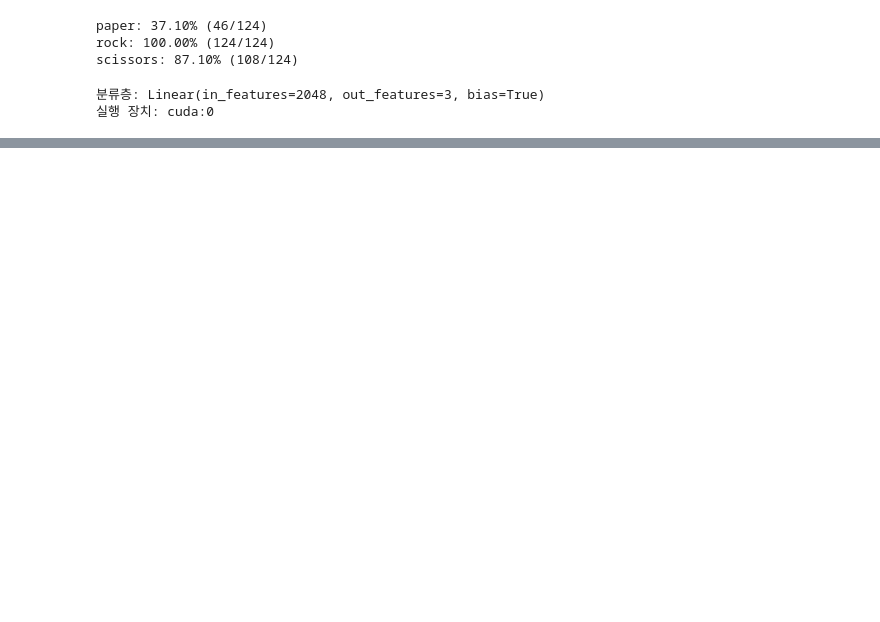
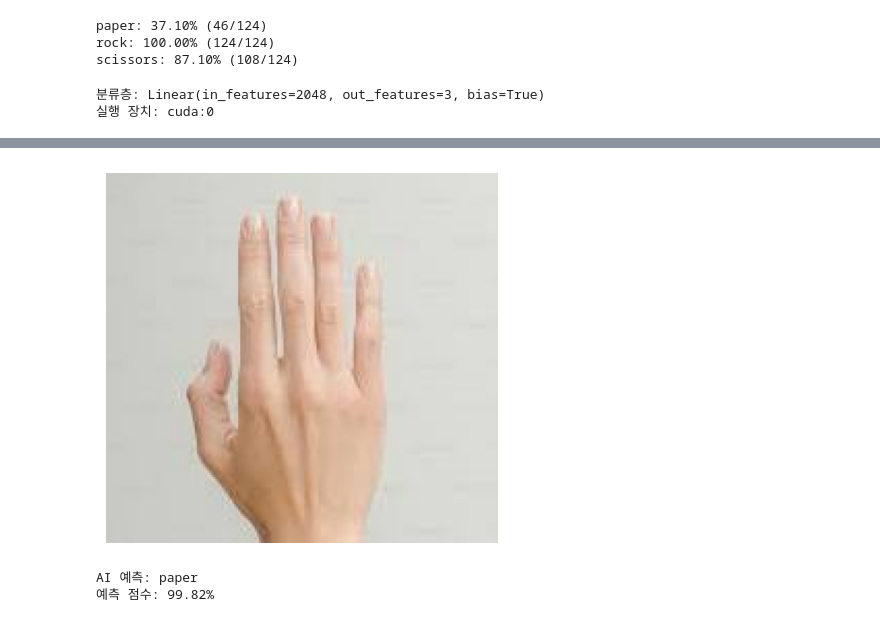
Before and after one commit to t01046769857-creator/rock, a Jupyter notebook: 가위바위보.ipynb, the cells around one changed output, grey strips where cells are left out. Cells and saved outputs as stored; diff of their text form; code cells hidden in the pictures; blank space fills up the shorter version.

```diff
--- a/가위바위보.ipynb
+++ b/가위바위보.ipynb
@@ -782,0 +1142,34 @@ print("실행 장치:", next(model_ft.parameters()).device)
+# %%
+# 41. 새로운 손 사진 불러오기
+
+from PIL import Image
+import matplotlib.pyplot as plt
+
+# 실제 파일 이름으로 수정
+image = Image.open("new_paper.jpg").convert("RGB")
+
+# 사진 확인
+plt.imshow(image)
+plt.axis("off")
+plt.show()
+# %% [output]
+[figure, added]
+# %%
+# 42. 새로운 손 사진 CNN 예측
+
+image_tensor = transform(image).unsqueeze(0).to(device)
+
+model_ft.eval()
+
+with torch.no_grad():
+    outputs = model_ft(image_tensor)
+    probabilities = torch.softmax(outputs, dim=1)
+    predicted_idx = probabilities.argmax(dim=1).item()
+
+class_names = test_dataset.classes
+
+print("AI 예측:", class_names[predicted_idx])
+print("예측 점수:", f"{probabilities[0, predicted_idx].item() * 100:.2f}%")
+# %% [output]
+AI 예측: paper
+예측 점수: 99.82%
```
Also changed, not shown: parts of 40 cells of this notebook, 7 other files.
